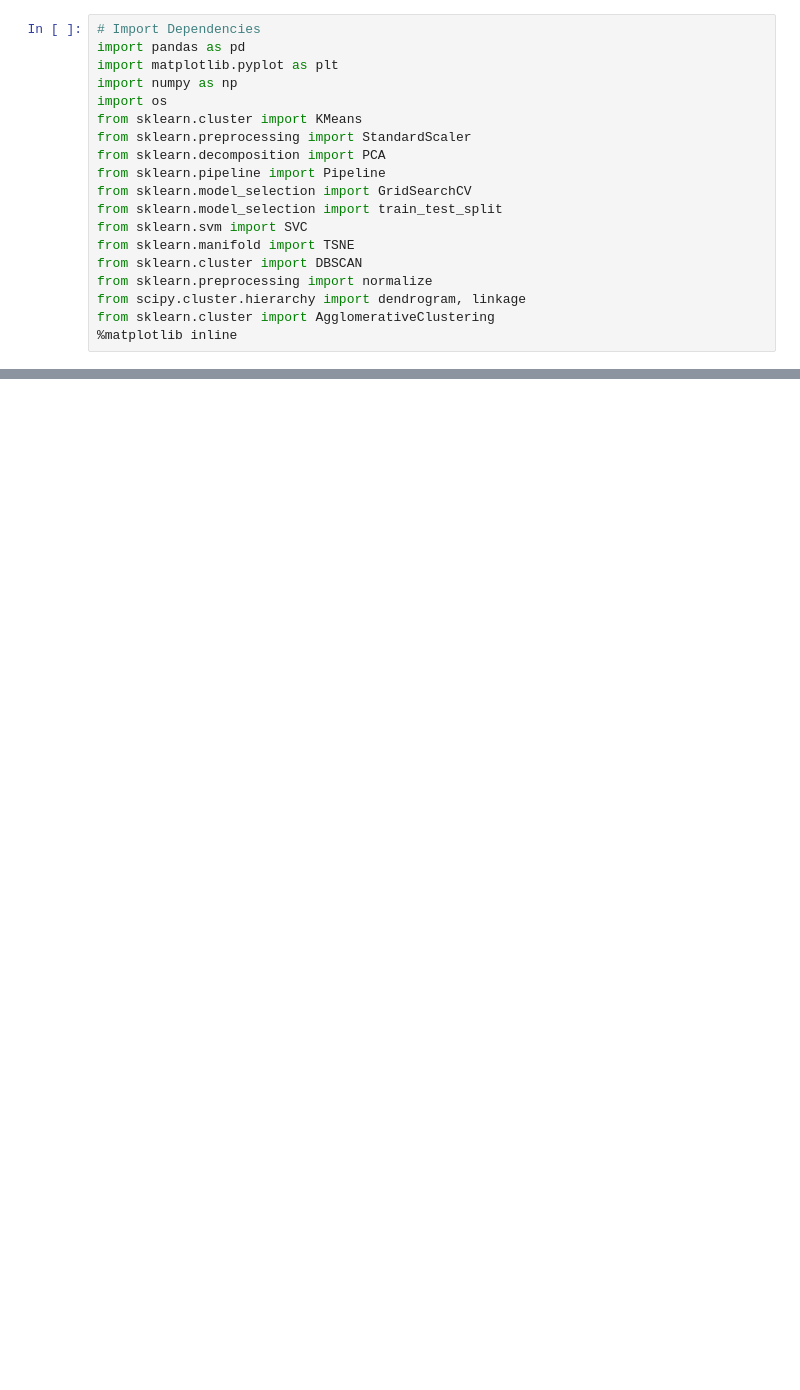
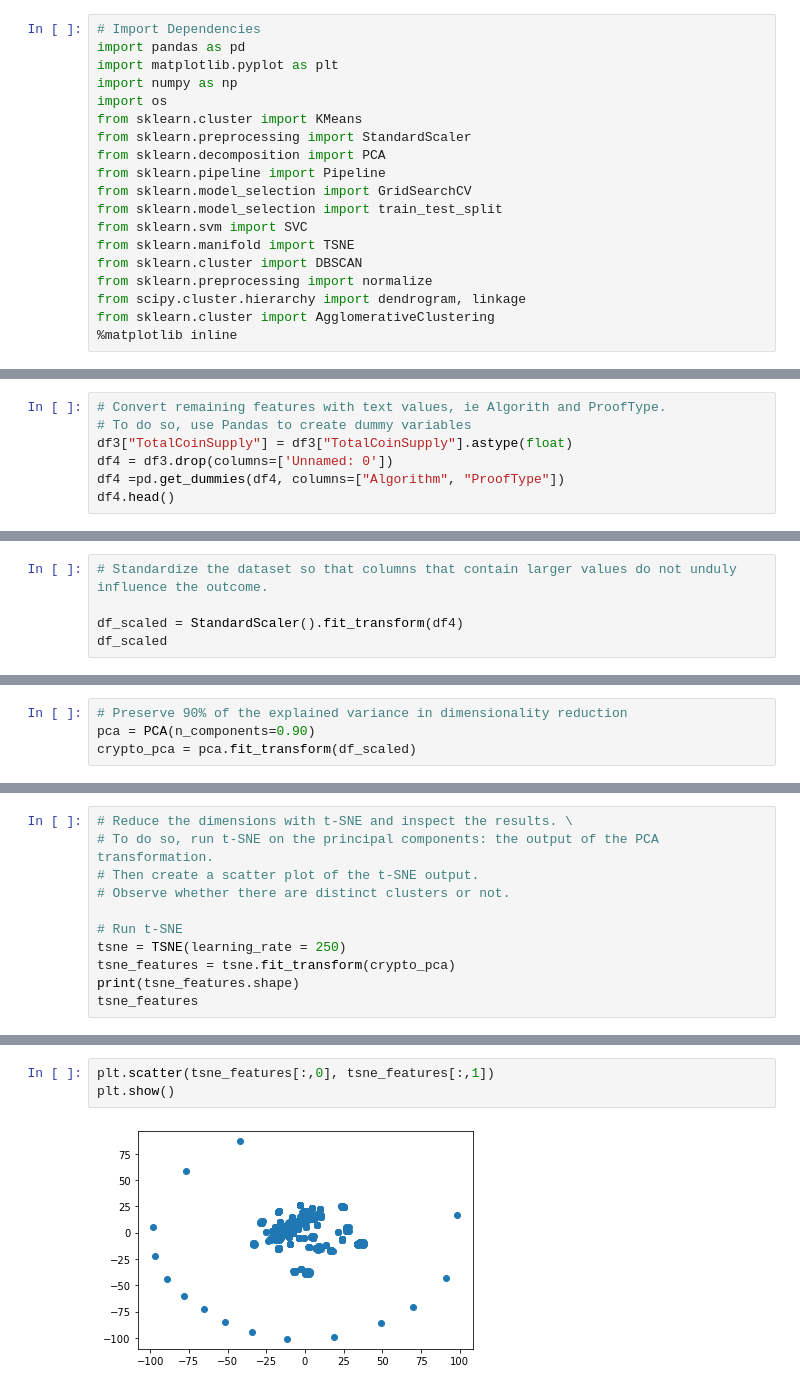
Before and after one commit to thisismstiffanyjones/Cryptocurrency-Clusters, a Jupyter notebook: Crypto.ipynb, the cells around one changed output, grey strips where cells are left out. Drawn from its saved outputs; the diff is of its cells as text; blank space fills up the shorter version.

```diff
--- a/Crypto.ipynb
+++ b/Crypto.ipynb
@@ -26,0 +105,7 @@ FileNotFoundError: [Errno 2] No such file or directory: 'crypto_data.csv'
+# %%
+# Convert remaining features with text values, ie Algorith and ProofType.
+# To do so, use Pandas to create dummy variables
+df3["TotalCoinSupply"] = df3["TotalCoinSupply"].astype(float)
+df4 = df3.drop(columns=['Unnamed: 0'])
+df4 =pd.get_dummies(df4, columns=["Algorithm", "ProofType"])
+df4.head()
@@ -26,0 +125,5 @@ FileNotFoundError: [Errno 2] No such file or directory: 'crypto_data.csv'
+# %%
+# Standardize the dataset so that columns that contain larger values do not unduly influence the outcome.
+
+df_scaled = StandardScaler().fit_transform(df4)
+df_scaled
@@ -26,0 +144,4 @@ FileNotFoundError: [Errno 2] No such file or directory: 'crypto_data.csv'
+# %%
+# Preserve 90% of the explained variance in dimensionality reduction
+pca = PCA(n_components=0.90)
+crypto_pca = pca.fit_transform(df_scaled)
@@ -26,0 +182,11 @@ FileNotFoundError: [Errno 2] No such file or directory: 'crypto_data.csv'
+# %%
+# Reduce the dimensions with t-SNE and inspect the results. \
+# To do so, run t-SNE on the principal components: the output of the PCA transformation.
+# Then create a scatter plot of the t-SNE output.
+# Observe whether there are distinct clusters or not.
+
+# Run t-SNE
+tsne = TSNE(learning_rate = 250)
+tsne_features = tsne.fit_transform(crypto_pca)
+print(tsne_features.shape)
+tsne_features
@@ -26,0 +202,5 @@ FileNotFoundError: [Errno 2] No such file or directory: 'crypto_data.csv'
+# %%
+plt.scatter(tsne_features[:,0], tsne_features[:,1])
+plt.show()
+# %% [output]
+[figure, added]
```
Also changed, not shown: parts of 13 cells of this notebook.
